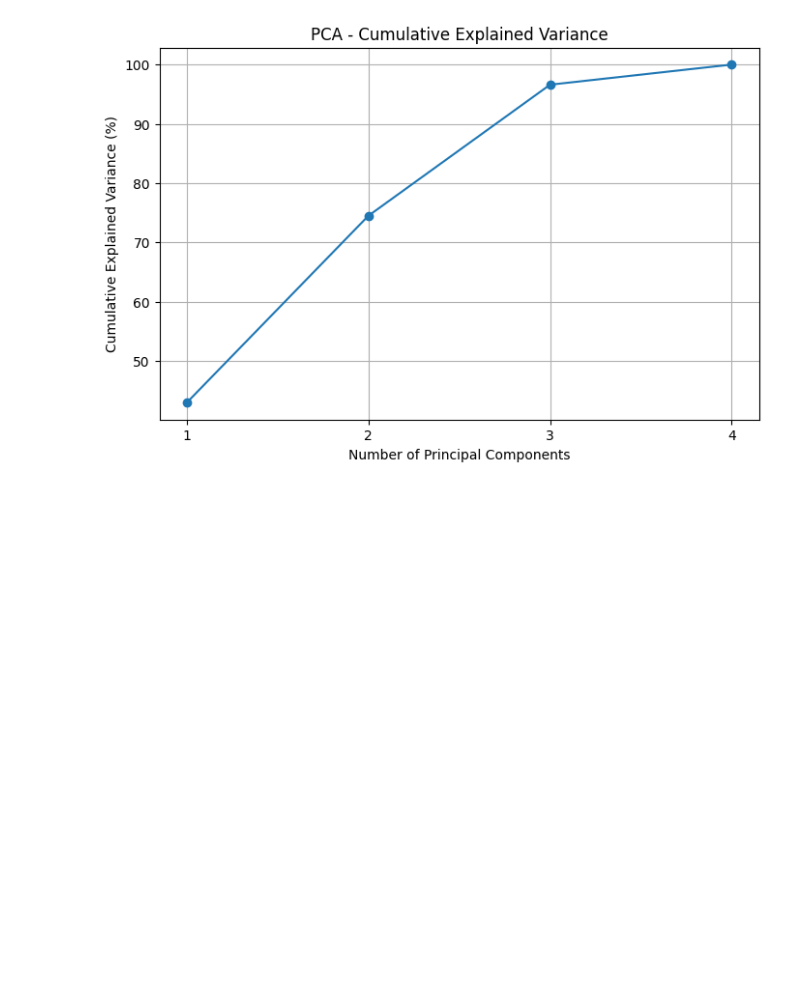
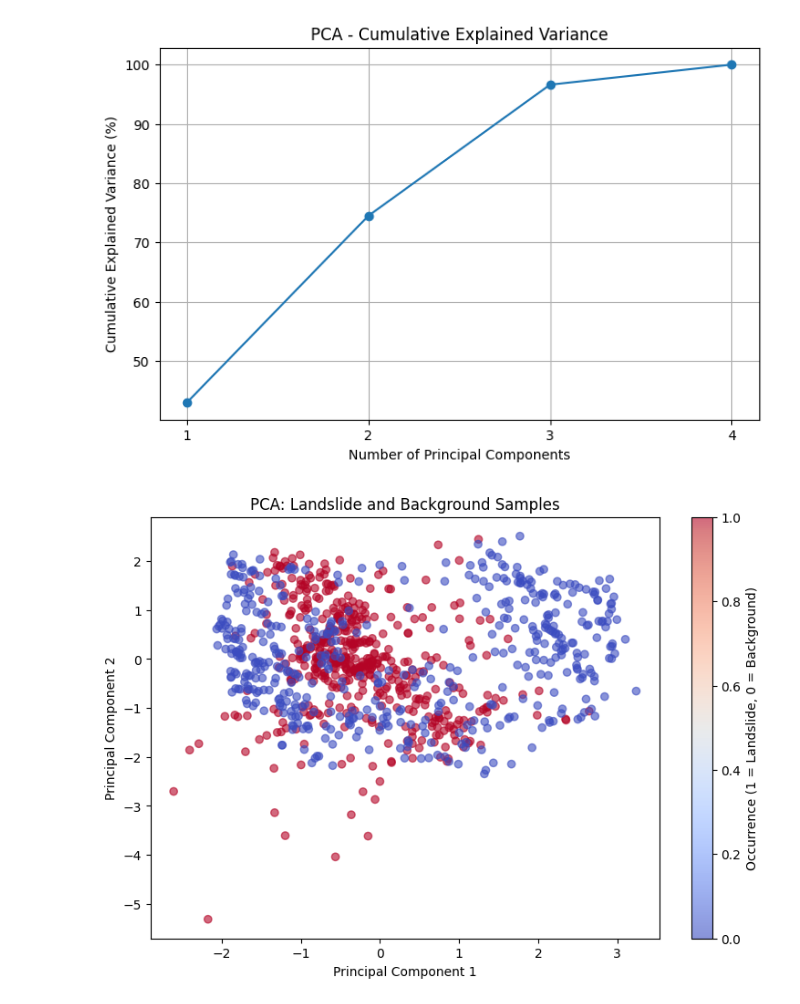
Before and after one commit to saltyyboii/landslide-risk-assessment, a Jupyter notebook: Mountain_Hazard_Review_2.ipynb, the cells around one changed output. Drawn from its saved outputs; the diff is of its cells as text; code cells hidden in the pictures; blank space fills up the shorter version.

```diff
--- a/Mountain_Hazard_Review_2.ipynb
+++ b/Mountain_Hazard_Review_2.ipynb
@@ -2194,3 +2194,21 @@ plt.show()
 # %% [output]
 [figure]
 [figure]
+# %%
+plt.figure(figsize=(9, 6))
+
+plt.scatter(
+    X_pca[:, 0],
+    X_pca[:, 1],
+    c=prediction_data["landslide_occurrence"],
+    cmap="coolwarm",
+    alpha=0.6
+)
+
+plt.xlabel("Principal Component 1")
+plt.ylabel("Principal Component 2")
+plt.title("PCA: Landslide and Background Samples")
+plt.colorbar(label="Occurrence (1 = Landslide, 0 = Background)")
+plt.show()
+# %% [output]
+[figure, added]
```
Also changed, not shown: parts of 11 cells of this notebook.
